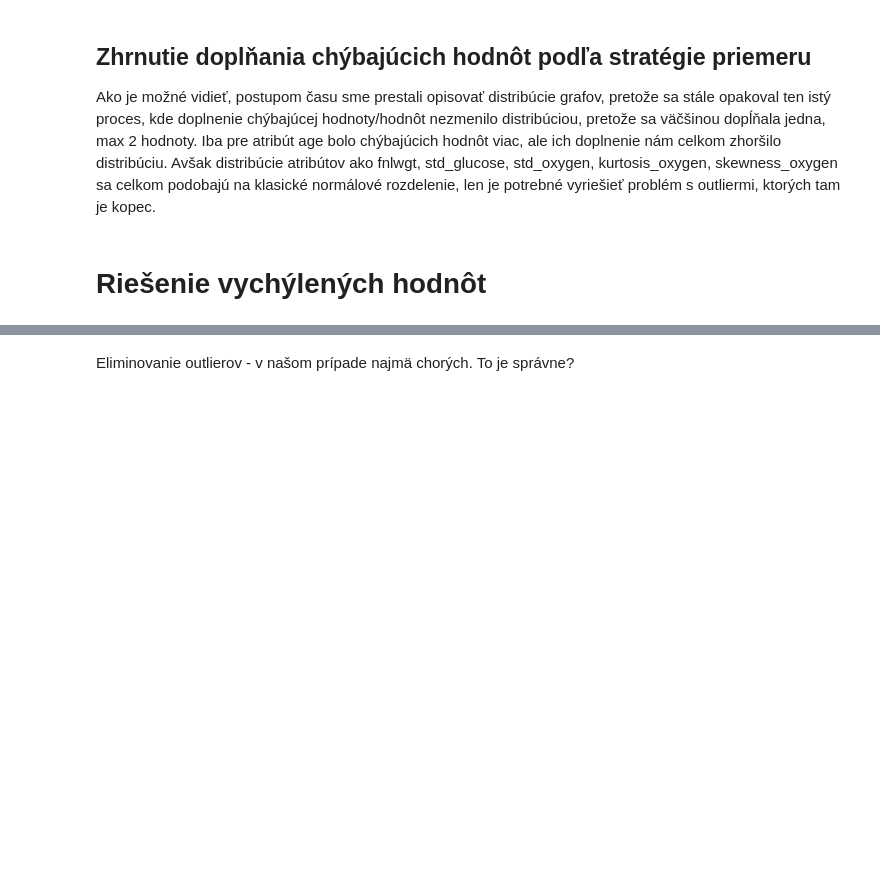
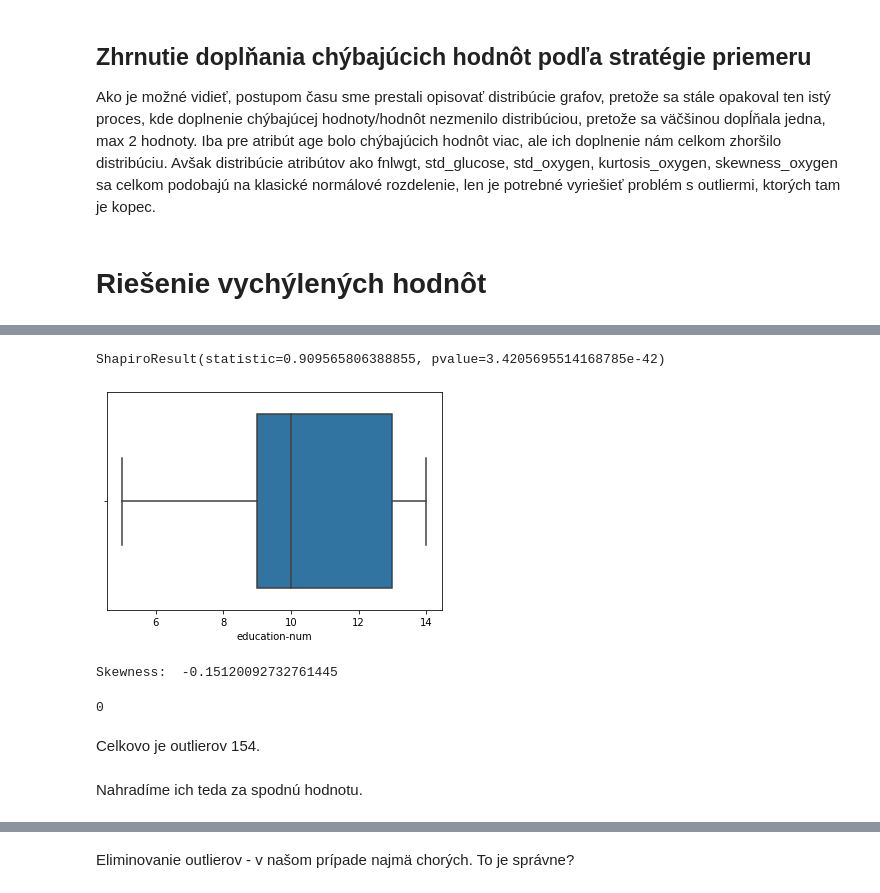
Before and after one commit to JKBGIT1/IAU_Project, a Jupyter notebook: 2.Phase_Hlavačka-Vančo.ipynb, the cells around one changed output, grey strips where cells are left out. Cells and saved outputs as stored; diff of their text form; code cells hidden in the pictures; blank space fills up the shorter version.

```diff
--- a/2.Phase_Hlavačka-Vančo.ipynb
+++ b/2.Phase_Hlavačka-Vančo.ipynb
@@ -638,0 +672,16 @@ import scipy.stats as stats
+# %%
+sns.boxplot(x='education-num', data=copy_joined)
+stats.shapiro(copy_joined['education-num'])
+# %% [output]
+ShapiroResult(statistic=0.909565806388855, pvalue=3.4205695514168785e-42)
+[figure, added]
+# %%
+left, right = borders(copy_joined['education-num'], 0.05, 0.95)
+sum(copy_joined['education-num'] < left)
+# %% [output]
+Skewness:  -0.15120092732761445
+0
+# %% [markdown]
+Celkovo je outlierov 154.
+# %% [markdown]
+Nahradíme ich teda za spodnú hodnotu.
```
Also changed, not shown: parts of 88 cells of this notebook.
